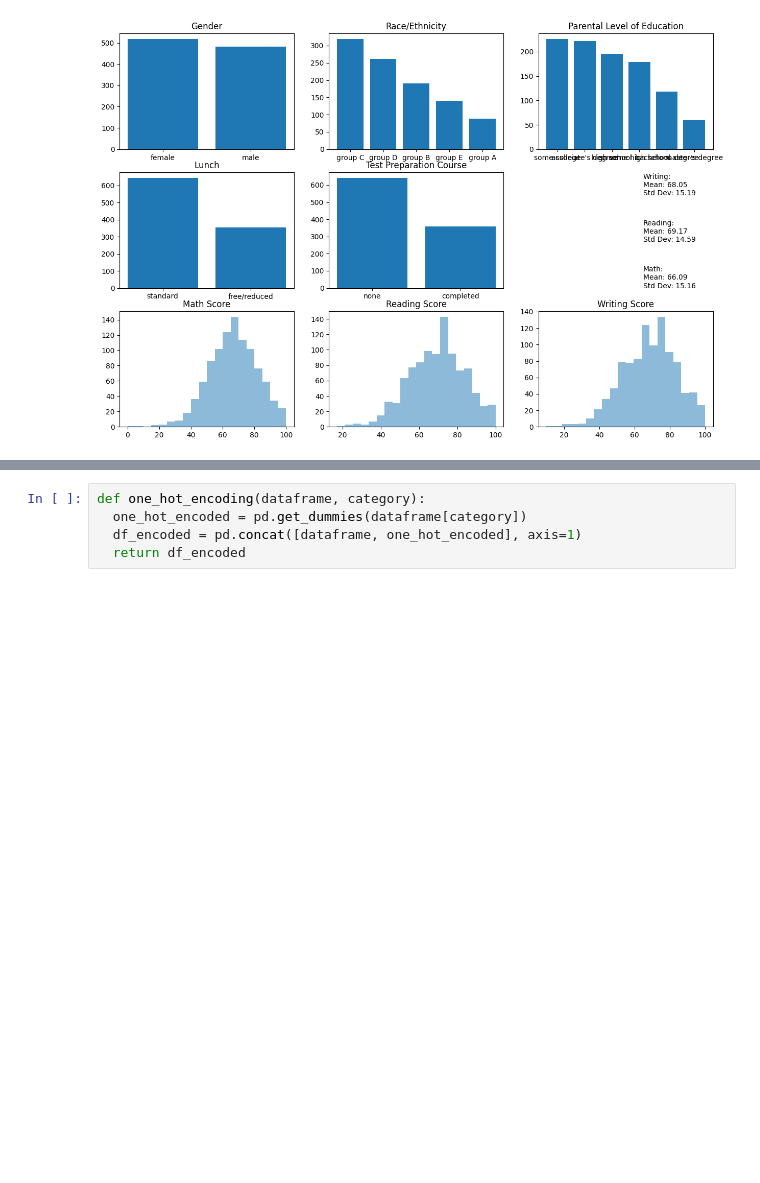
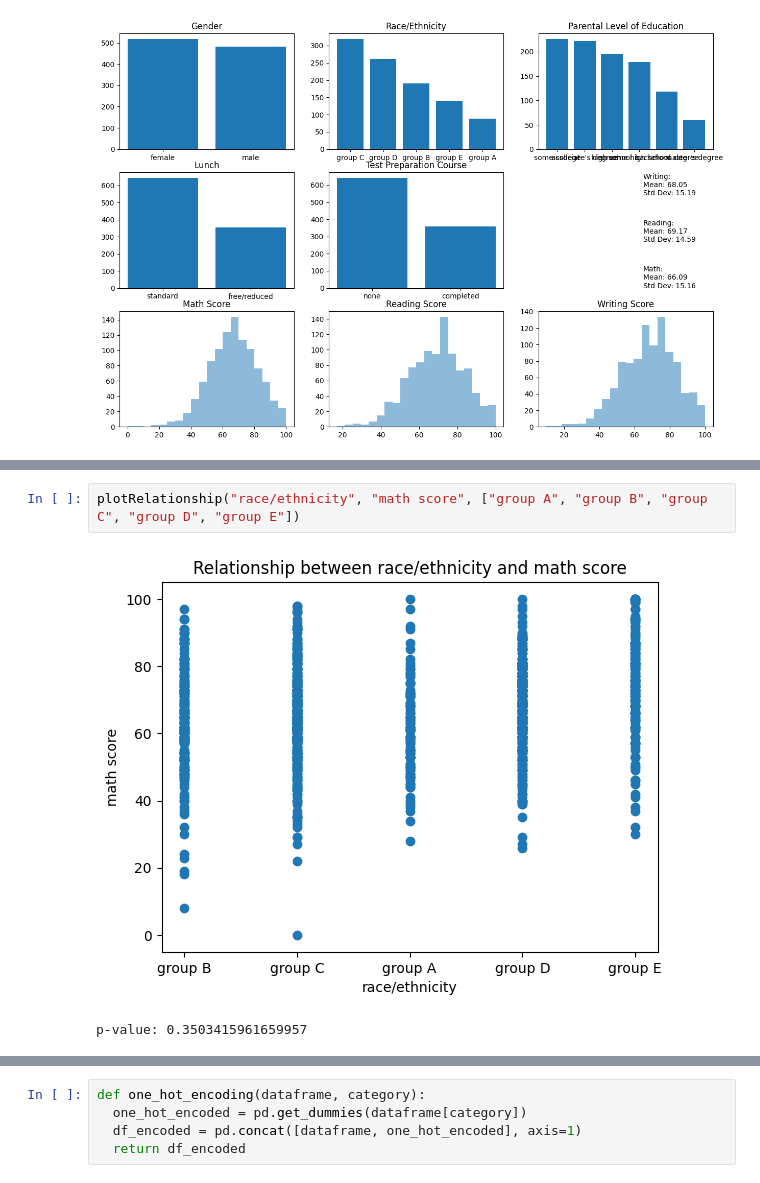
Before and after one commit to JatsaCantWin/msc_machine-learning, a Jupyter notebook: ExamResultPrediction.ipynb, the cells around one changed output, grey strips where cells are left out. Drawn from its saved outputs; the diff is of its cells as text; blank space fills up the shorter version.

```diff
--- a/ExamResultPrediction.ipynb
+++ b/ExamResultPrediction.ipynb
@@ -81,0 +111,5 @@ plt.show()
+# %%
+plotRelationship("race/ethnicity", "math score", ["group A", "group B", "group C", "group D", "group E"])
+# %% [output]
+[figure, added]
+p-value: 0.3503415961659957
```
Also changed, not shown: parts of 21 cells of this notebook.
